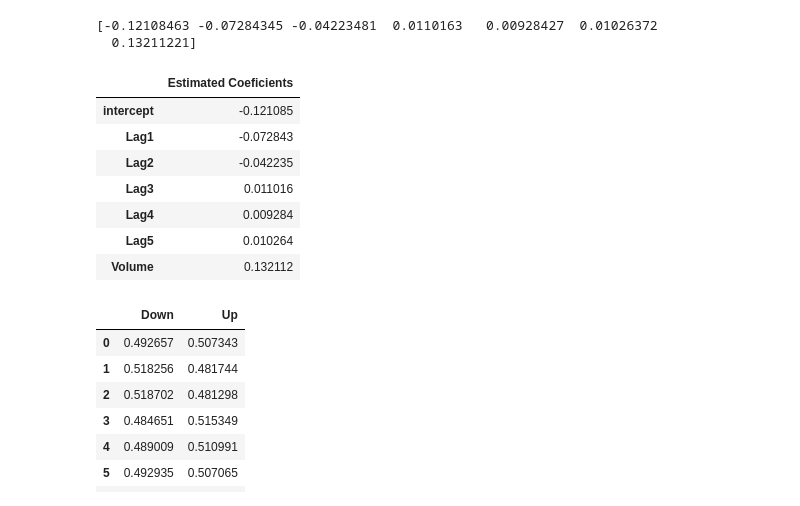
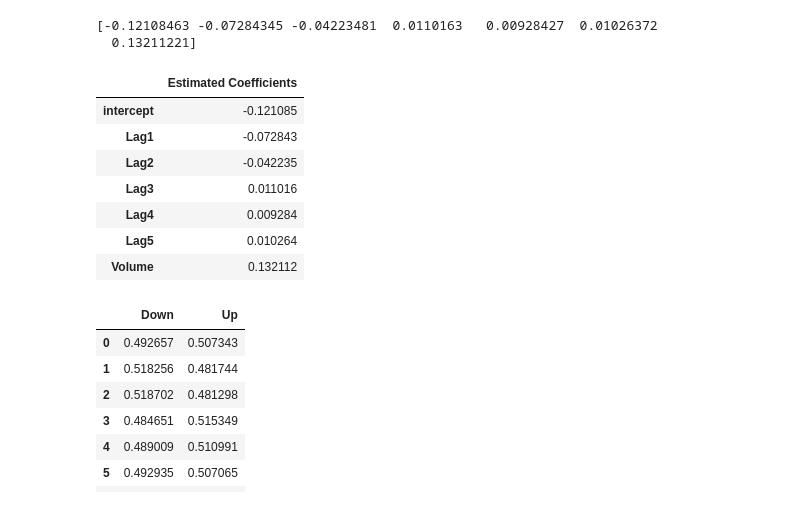
Before and after one commit to BahramMuzaffarli/Jupyter, a Jupyter notebook: DataScience SGH.ipynb, the cells around one changed output. Cells and saved outputs as stored; diff of their text form; code cells hidden in the pictures.

```diff
--- a/DataScience SGH.ipynb
+++ b/DataScience SGH.ipynb
@@ -197,9 +199,9 @@ print(params)
 [-0.12108463 -0.07284345 -0.04223481  0.0110163   0.00928427  0.01026372
   0.13211221]
 # %%
-pd.DataFrame(data={"Estimated Coeficients":params}, index= X.columns.insert(0,"intercept"))
+pd.DataFrame(data={"Estimated Coefficients":params}, index=X.columns.insert(0,"intercept"))
 # %% [output]
-|  | Estimated Coeficients |
+|  | Estimated Coefficients |
 | intercept | -0.121085 |
 | Lag1 | -0.072843 |
 | Lag2 | -0.042235 |
```
Also changed, not shown: parts of 18 cells of this notebook.
